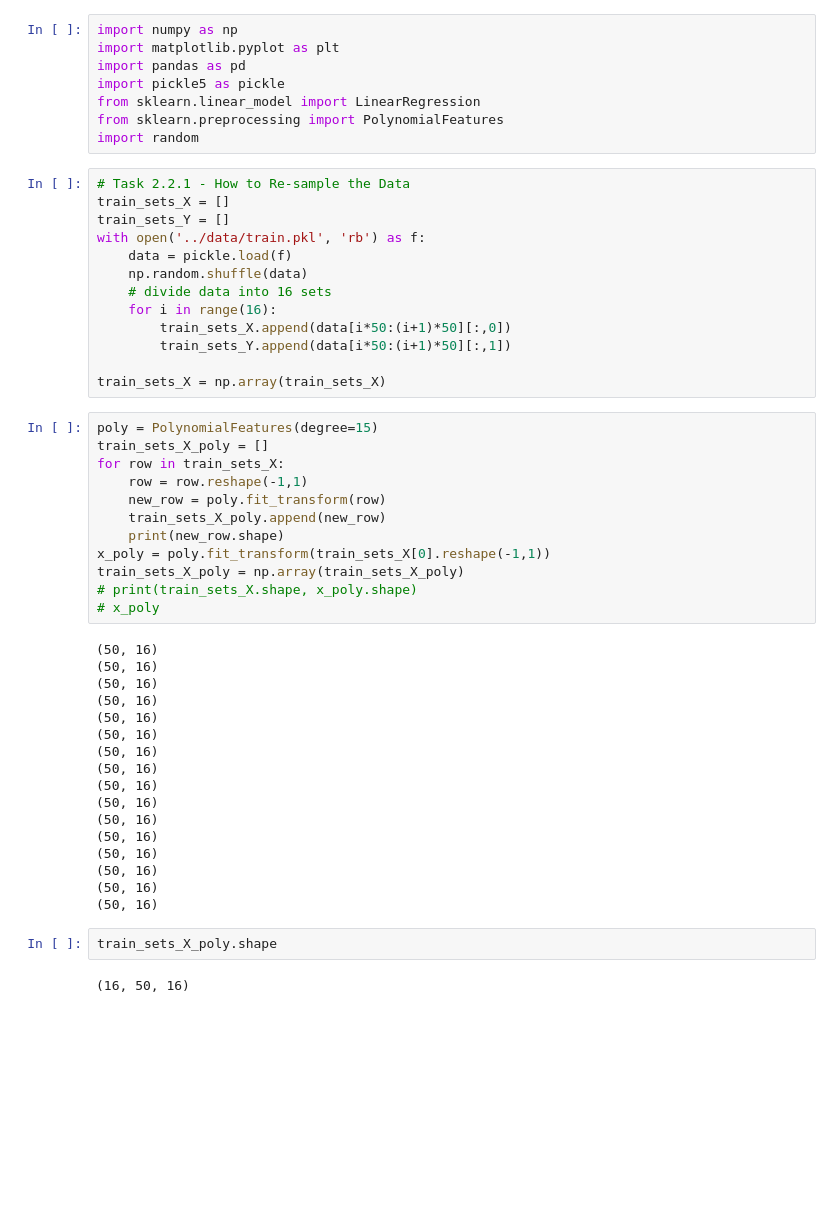
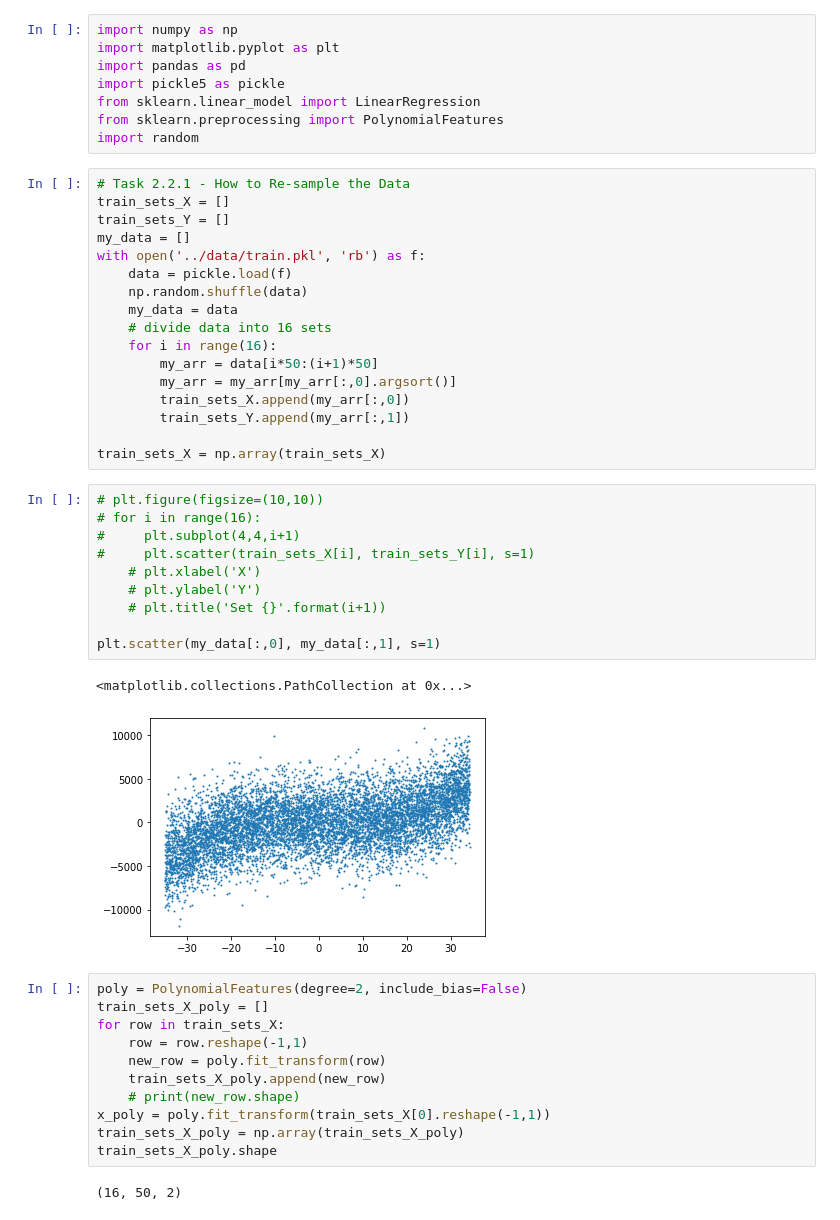
Before and after one commit to ShreyasRevankar/Polynomial-Regression, a Jupyter notebook: 1_assgn1/code.ipynb, the cells around one changed output. Cells and saved outputs as stored; diff of their text form; blank space fills up the shorter version.

Commit message:
Degree 2 done

```diff
--- a/1_assgn1/code.ipynb
+++ b/1_assgn1/code.ipynb
@@ -10,45 +10,42 @@ import random
 # Task 2.2.1 - How to Re-sample the Data
 train_sets_X = []
 train_sets_Y = []
+my_data = []
 with open('../data/train.pkl', 'rb') as f:
     data = pickle.load(f)
     np.random.shuffle(data)
+    my_data = data
     # divide data into 16 sets
     for i in range(16):
-        train_sets_X.append(data[i*50:(i+1)*50][:,0])
-        train_sets_Y.append(data[i*50:(i+1)*50][:,1])
+        my_arr = data[i*50:(i+1)*50]
+        my_arr = my_arr[my_arr[:,0].argsort()]
+        train_sets_X.append(my_arr[:,0])
+        train_sets_Y.append(my_arr[:,1])
 
 train_sets_X = np.array(train_sets_X)
+# %%
+# plt.figure(figsize=(10,10))
+# for i in range(16):
+#     plt.subplot(4,4,i+1)
+#     plt.scatter(train_sets_X[i], train_sets_Y[i], s=1)
+    # plt.xlabel('X')
+    # plt.ylabel('Y')
+    # plt.title('Set {}'.format(i+1))
+
+plt.scatter(my_data[:,0], my_data[:,1], s=1)
+# %% [output]
+<matplotlib.collections.PathCollection at 0x...>
+[figure, added]
 # %%
-poly = PolynomialFeatures(degree=15)
+poly = PolynomialFeatures(degree=2, include_bias=False)
 train_sets_X_poly = []
 for row in train_sets_X:
     row = row.reshape(-1,1)
     new_row = poly.fit_transform(row)
     train_sets_X_poly.append(new_row)
-    print(new_row.shape)
+    # print(new_row.shape)
 x_poly = poly.fit_transform(train_sets_X[0].reshape(-1,1))
 train_sets_X_poly = np.array(train_sets_X_poly)
-# print(train_sets_X.shape, x_poly.shape)
-# x_poly
+train_sets_X_poly.shape
 # %% [output]
-(50, 16)
-(50, 16)
-(50, 16)
-(50, 16)
-(50, 16)
-(50, 16)
-(50, 16)
-(50, 16)
-(50, 16)
-(50, 16)
-(50, 16)
-(50, 16)
-(50, 16)
-(50, 16)
-(50, 16)
-(50, 16)
+(16, 50, 2)
-# %%
-train_sets_X_poly.shape
-# %% [output]
-(16, 50, 16)
```
Also changed, not shown: parts of 2 cells of this notebook.
